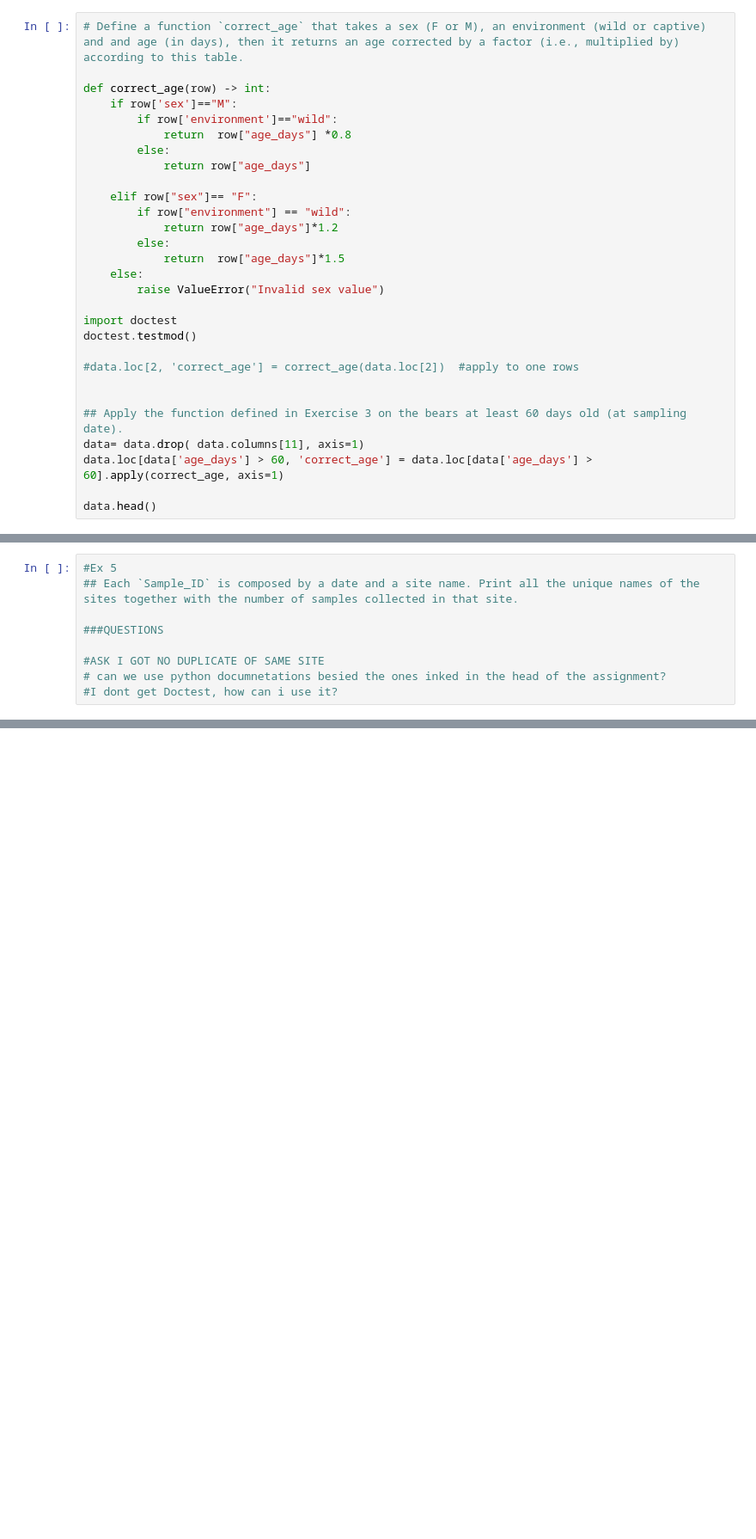
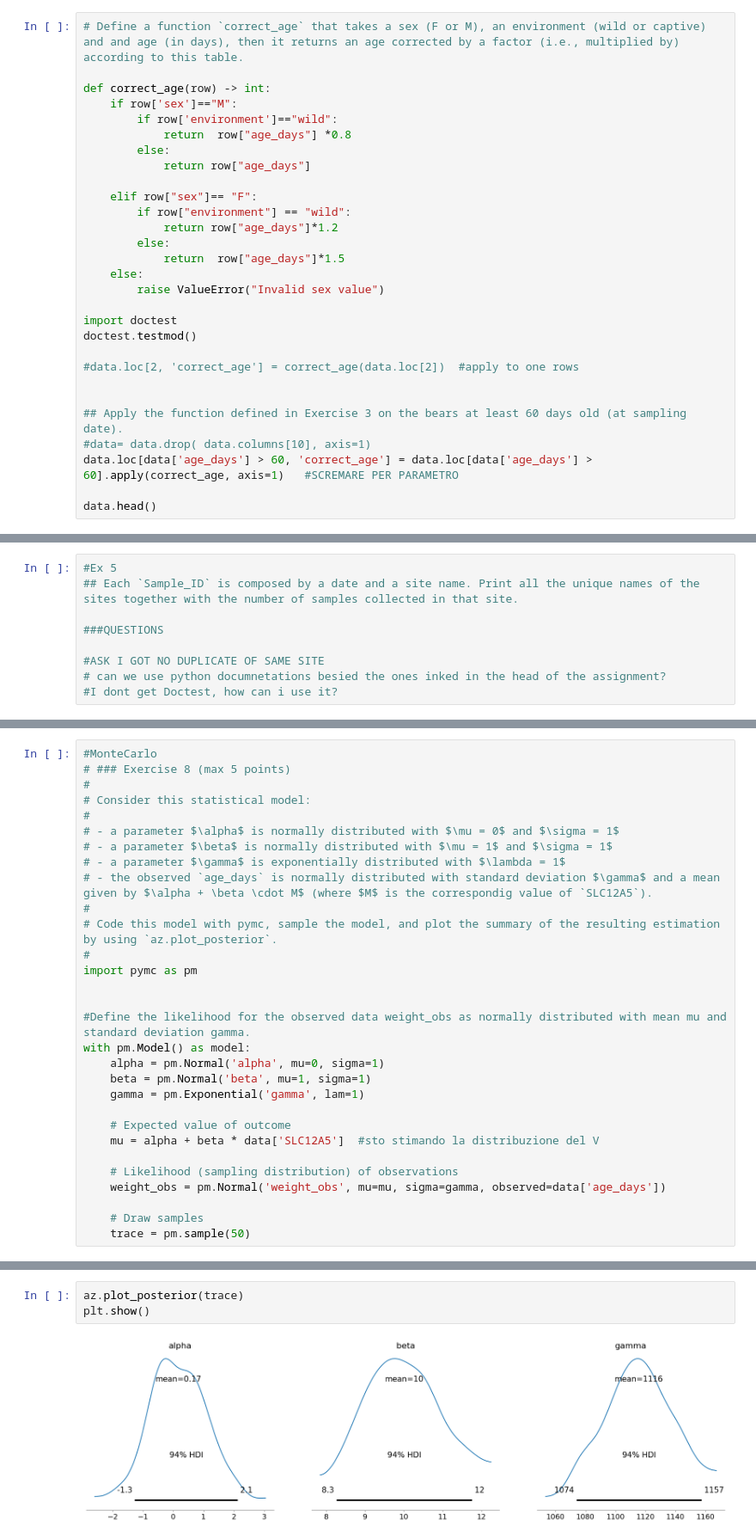
Before and after one commit to ecoPolly/Practice1, a Jupyter notebook: 1st_simulation(1).ipynb, the cells around one changed output, grey strips where cells are left out. Shown at 86% size. Drawn from its saved outputs; the diff is of its cells as text; blank space fills up the shorter version.

```diff
--- a/1st_simulation(1).ipynb
+++ b/1st_simulation(1).ipynb
@@ -54,8 +50,8 @@ doctest.testmod()
 
 
 ## Apply the function defined in Exercise 3 on the bears at least 60 days old (at sampling date).
-data= data.drop( data.columns[11], axis=1)
-data.loc[data['age_days'] > 60, 'correct_age'] = data.loc[data['age_days'] > 60].apply(correct_age, axis=1)
+#data= data.drop( data.columns[10], axis=1)
+data.loc[data['age_days'] > 60, 'correct_age'] = data.loc[data['age_days'] > 60].apply(correct_age, axis=1)   #SCREMARE PER PARAMETRO
 
 data.head()
 # %% [output]
@@ -127,0 +122,30 @@ plt.show()
+# %%
+#MonteCarlo
+# ### Exercise 8 (max 5 points)
+#
+# Consider this statistical model:
+#
+# - a parameter $\alpha$ is normally distributed with $\mu = 0$ and $\sigma = 1$
+# - a parameter $\beta$ is normally distributed with $\mu = 1$ and $\sigma = 1$
+# - a parameter $\gamma$ is exponentially distributed with $\lambda = 1$
+# - the observed `age_days` is normally distributed with standard deviation $\gamma$ and a mean given by $\alpha + \beta \cdot M$ (where $M$ is the correspondig value of `SLC12A5`).
+#
+# Code this model with pymc, sample the model, and plot the summary of the resulting estimation by using `az.plot_posterior`.
+#
+import pymc as pm
+
+
+#Define the likelihood for the observed data weight_obs as normally distributed with mean mu and standard deviation gamma.
+with pm.Model() as model:
+    alpha = pm.Normal('alpha', mu=0, sigma=1)
+    beta = pm.Normal('beta', mu=1, sigma=1)
+    gamma = pm.Exponential('gamma', lam=1)
+
+    # Expected value of outcome
+    mu = alpha + beta * data['SLC12A5']  #sto stimando la distribuzione del V
+
+    # Likelihood (sampling distribution) of observations
+    weight_obs = pm.Normal('weight_obs', mu=mu, sigma=gamma, observed=data['age_days'])
+
+    # Draw samples
+    trace = pm.sample(50)
@@ -127,0 +163,5 @@ plt.show()
+# %%
+az.plot_posterior(trace)
+plt.show()
+# %% [output]
+[figure, added]
```
Also changed, not shown: parts of 3 cells of this notebook.
